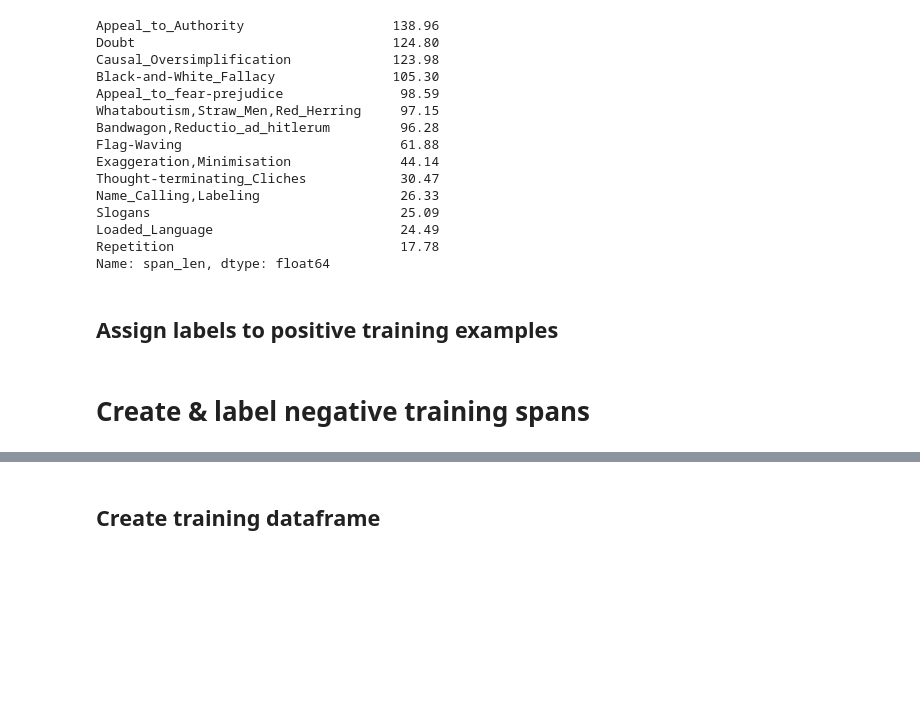
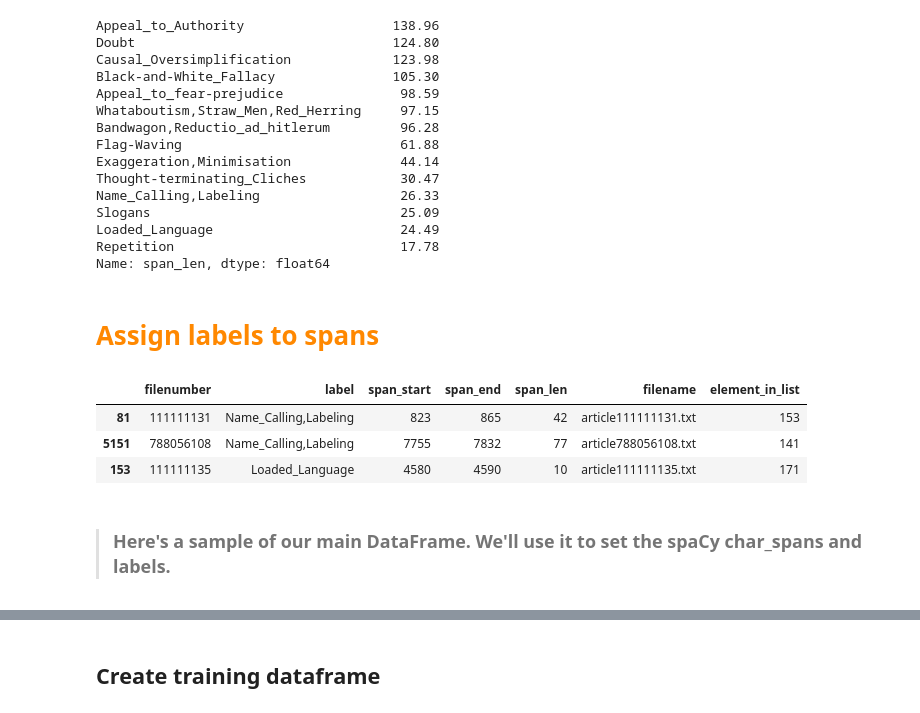
Before and after one commit to Bcromas/propaganda_bert, a Jupyter notebook: EDA.ipynb, the cells around one changed output, grey strips where cells are left out. Saved outputs shown, nothing was run; the diff lists cells and outputs as text; code cells hidden in the pictures; blank space fills up the shorter version.

```diff
--- a/EDA.ipynb
+++ b/EDA.ipynb
@@ -146,7 +181,16 @@ Loaded_Language                        24.49
 Repetition                             17.78
 Name: span_len, dtype: float64
 # %% [markdown]
-## Assign labels to positive training examples
+# <span style="color:#FF8800"> Assign labels to spans
 # %%
-ALL_SPANS_MAP = all_spans_df.merge(file_num_name_df, on = "filenumber")
+all_spans_df = all_spans_df.merge(file_num_name_df, on = "filenumber") # this is our main df with all span details
+# %%
+all_spans_df.sample(3)
+# %% [output]
+|  | filenumber | label | span_start | span_end | span_len | filename | element_in_list |
+| 81 | 111111131 | Name_Calling,Labeling | 823 | 865 | 42 | article111111131.txt | 153 |
+| 5151 | 788056108 | Name_Calling,Labeling | 7755 | 7832 | 77 | article788056108.txt | 141 |
+| 153 | 111111135 | Loaded_Language | 4580 | 4590 | 10 | article111111135.txt | 171 |
+# %% [markdown]
+> ### Here's a sample of our main DataFrame. We'll use it to set the spaCy char_spans and labels.
 # %%
@@ -157,5 +200,3 @@ for row in ALL_SPANS_MAP.iterrows():
         docs_as_docs[row_temp["element_in_list"]].char_span(row_temp["span_start"], row_temp["span_end"])._.TRAIN_LABEL = row_temp["label"]
     except Exception as e:
         pass
-# %% [markdown]
-# Create & label negative training spans
```
Also changed, not shown: parts of 32 cells of this notebook.
